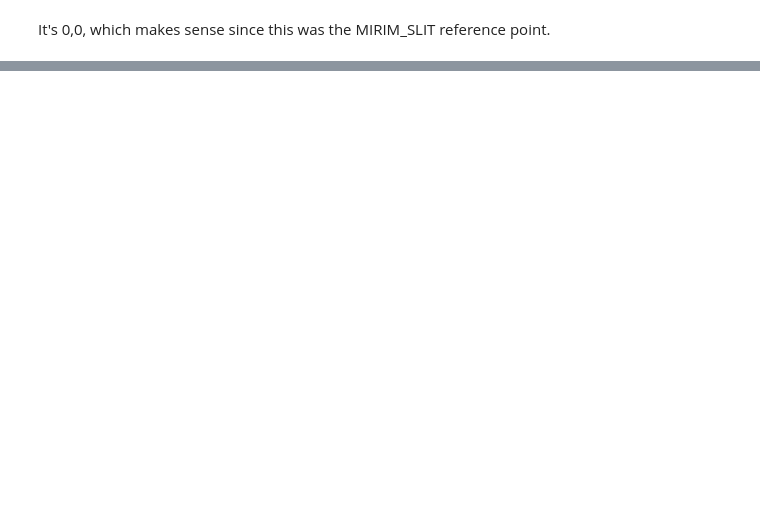
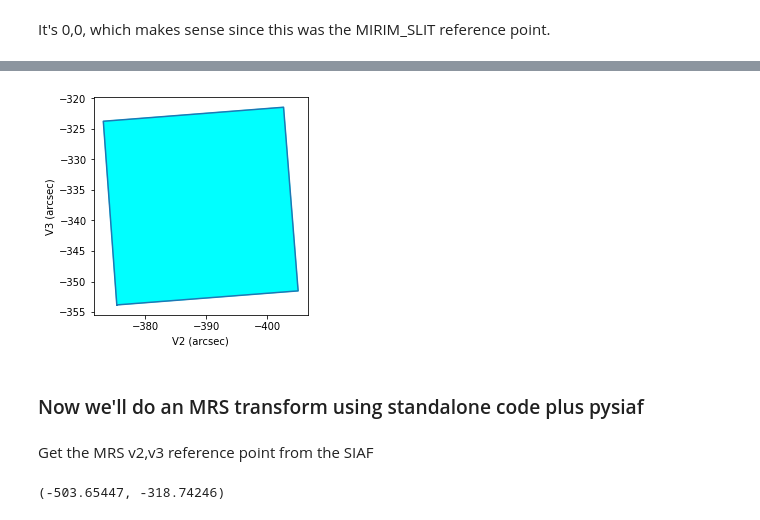
Before and after one commit to STScI-MIRI/miricoord, a Jupyter notebook: miricoord/BasicTransforms.ipynb, the cells around one changed output, grey strips where cells are left out. Saved outputs shown, nothing was run; the diff lists cells and outputs as text; code cells hidden in the pictures; blank space fills up the shorter version.

```diff
--- a/miricoord/BasicTransforms.ipynb
+++ b/miricoord/BasicTransforms.ipynb
@@ -85,0 +117,6 @@ print(x,y)
+# %%
+siaf['MIRIM_CORONLYOT'].plot()
+# %% [output]
+[figure, added]
+# %% [markdown]
+### Now we'll do an MRS transform using standalone code plus pysiaf ###
@@ -85,0 +125,2 @@ print(x,y)
+# %% [markdown]
+Get the MRS v2,v3 reference point from the SIAF
@@ -85,0 +129,4 @@ print(x,y)
+# %%
+v2ref,v3ref
+# %% [output]
+(-503.65447, -318.74246)
```
Also changed, not shown: parts of 93 cells of this notebook, 1 other file.
